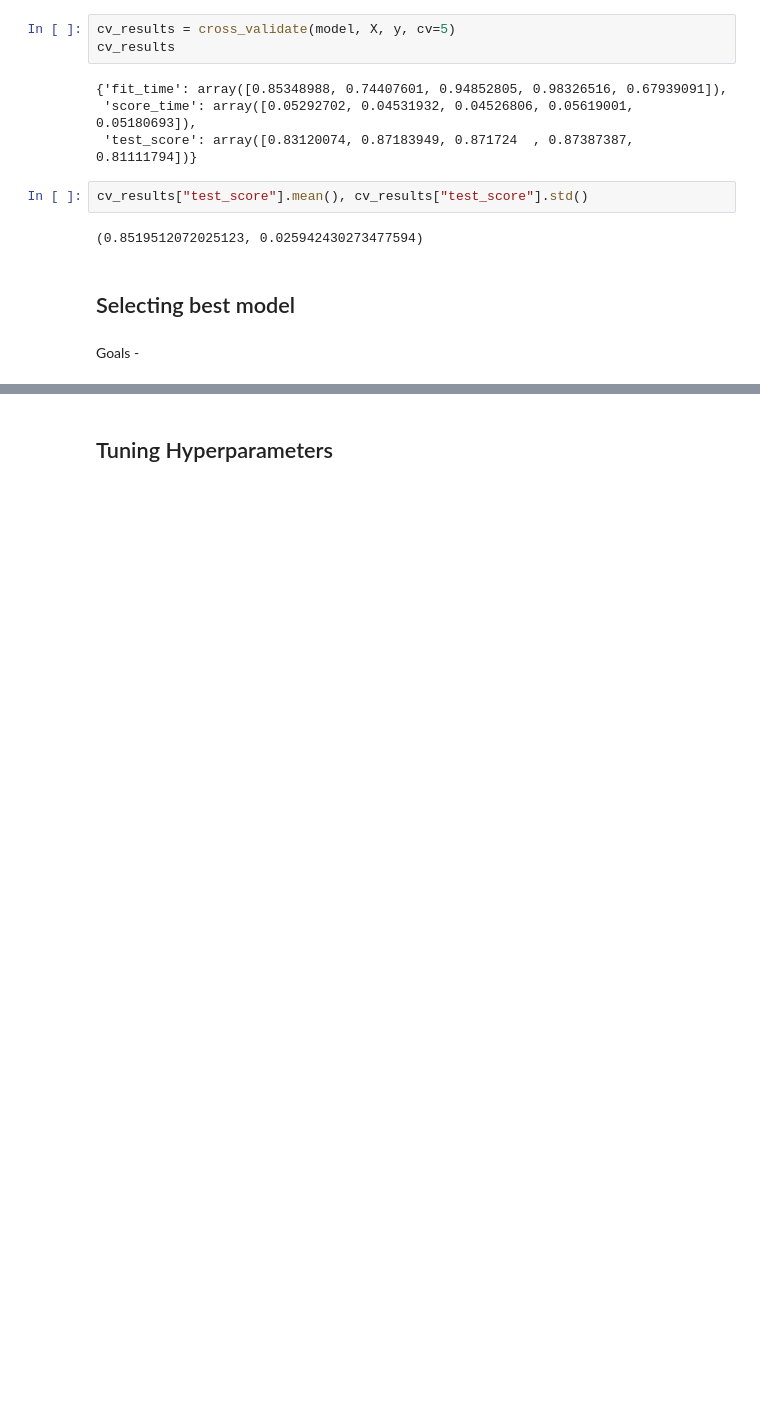
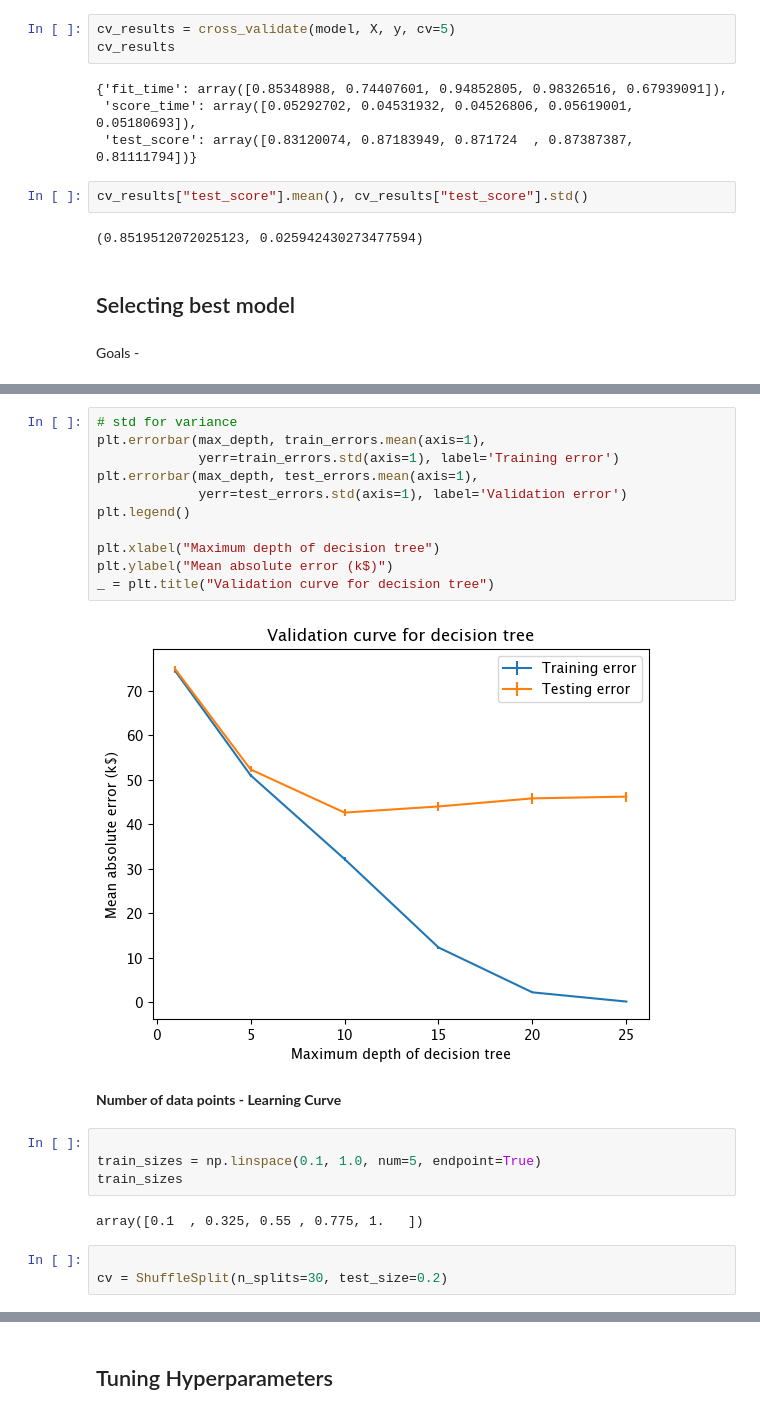
Before and after one commit to arthurlemon/courses, a Jupyter notebook: ML/sklearn/sklearn_course.ipynb, the cells around one changed output, grey strips where cells are left out. Drawn from its saved outputs; the diff is of its cells as text; blank space fills up the shorter version.

```diff
--- a/ML/sklearn/sklearn_course.ipynb
+++ b/ML/sklearn/sklearn_course.ipynb
@@ -113,0 +272,24 @@ Goals -
+# %%
+# std for variance
+plt.errorbar(max_depth, train_errors.mean(axis=1),
+             yerr=train_errors.std(axis=1), label='Training error')
+plt.errorbar(max_depth, test_errors.mean(axis=1),
+             yerr=test_errors.std(axis=1), label='Validation error')
+plt.legend()
+
+plt.xlabel("Maximum depth of decision tree")
+plt.ylabel("Mean absolute error (k$)")
+_ = plt.title("Validation curve for decision tree")
+# %% [output]
+[figure, added]
+# %% [markdown]
+**Number of data points - Learning Curve**
+# %%
+
+train_sizes = np.linspace(0.1, 1.0, num=5, endpoint=True)
+train_sizes
+# %% [output]
+array([0.1  , 0.325, 0.55 , 0.775, 1.   ])
+# %%
+
+cv = ShuffleSplit(n_splits=30, test_size=0.2)
```
Also changed, not shown: parts of 33 cells of this notebook, 2 other files.
